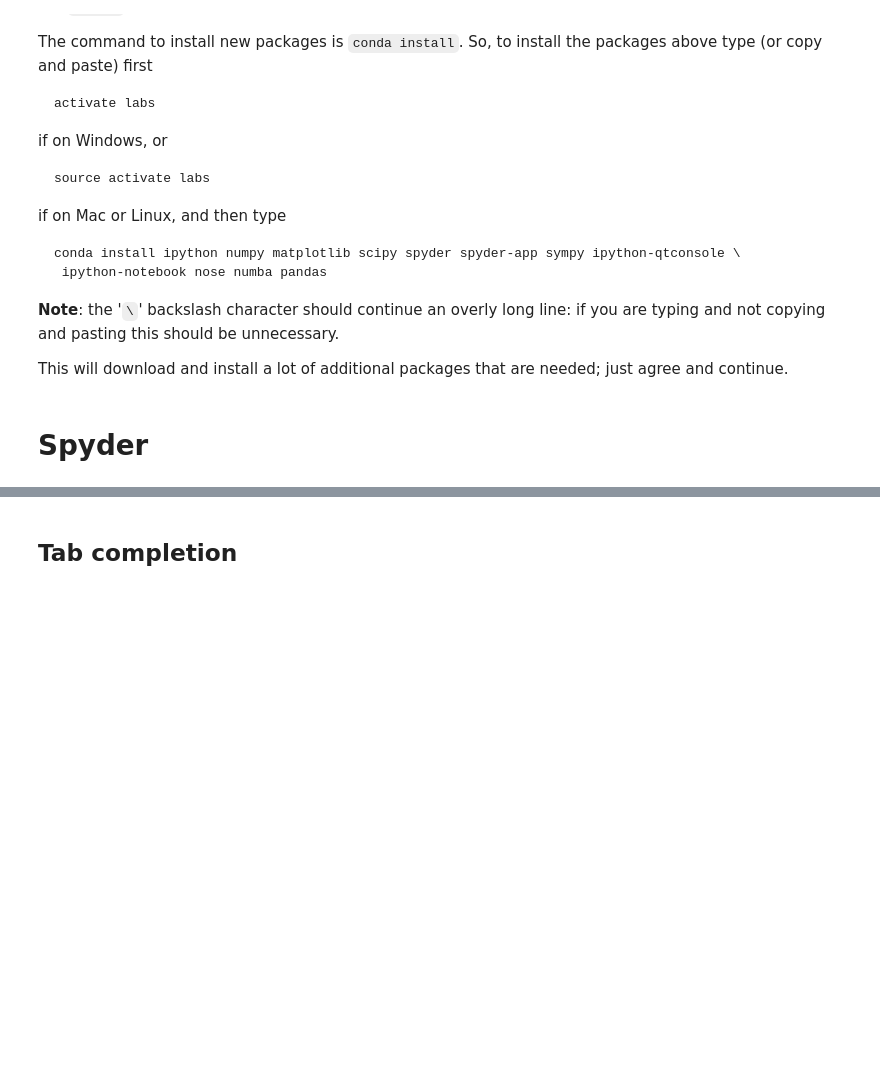
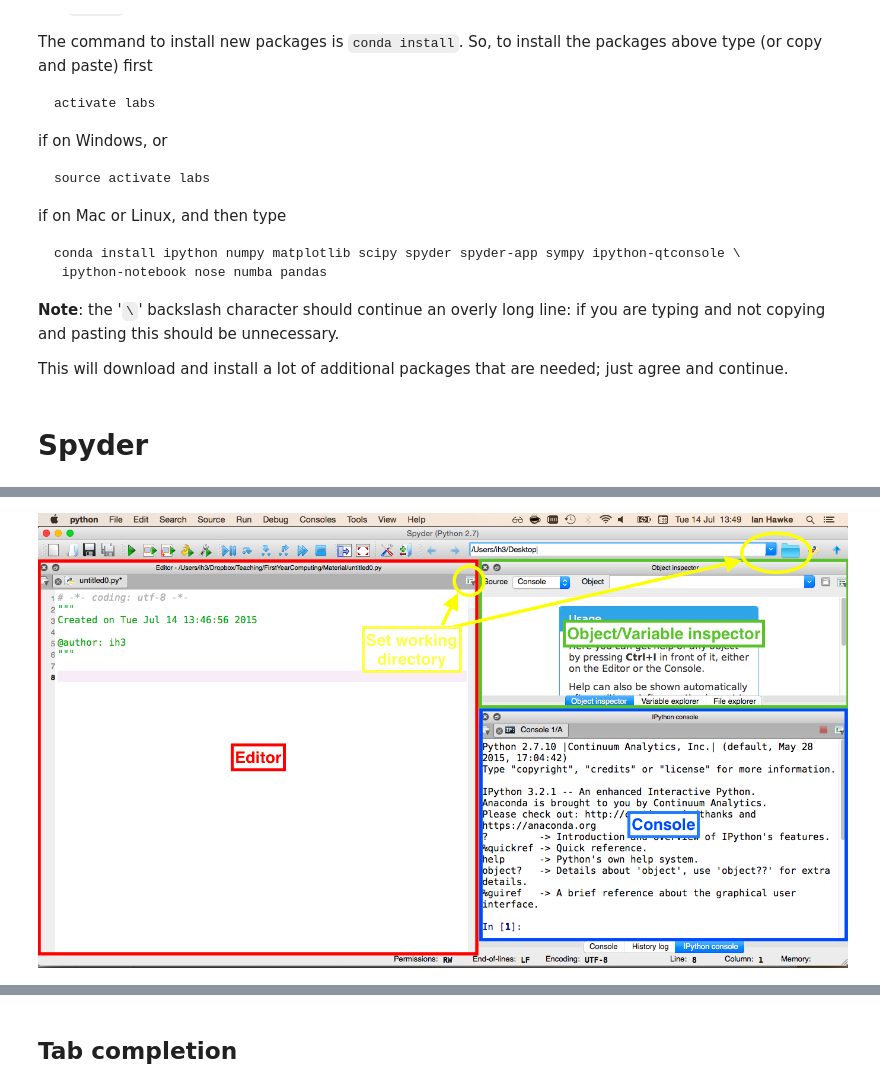
Before and after one commit to IanHawke/maths-with-python, a Jupyter notebook: 00-first-steps.ipynb, the cells around one changed output, grey strips where cells are left out. Saved outputs shown, nothing was run; the diff lists cells and outputs as text; code cells hidden in the pictures; blank space fills up the shorter version.

Commit message:
Load the image using IPython display rather than markdown.
Reason is the conversion to LaTeX; directly through markdown means it doesn't scale the final image, whereas using display means it does.

```diff
--- a/00-first-steps.ipynb
+++ b/00-first-steps.ipynb
@@ -121,0 +111,5 @@ For further information on using and setting up `spyder`, see [this tutorial](ht
+# %%
+from IPython.display import Image
+Image(filename='images/spyder-1.png')
+# %% [output]
+[figure, added]
```
Also changed, not shown: parts of 3 cells of this notebook.
